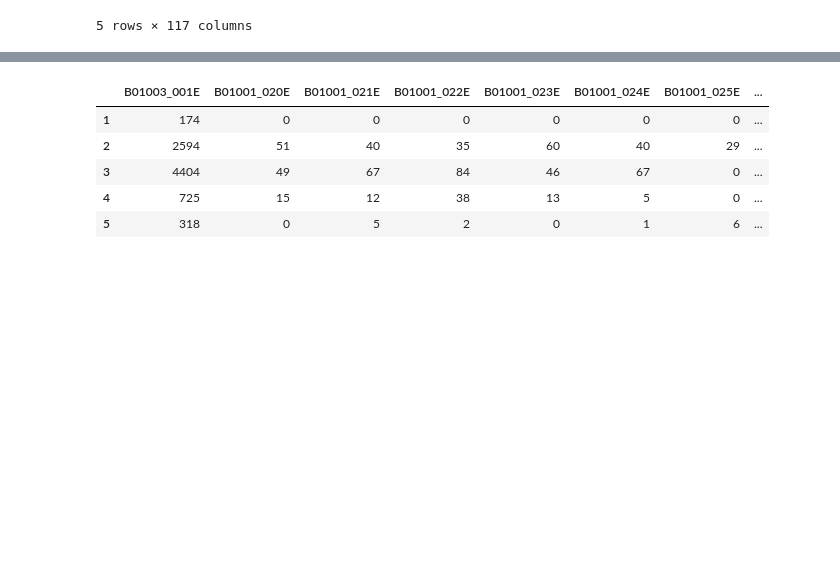
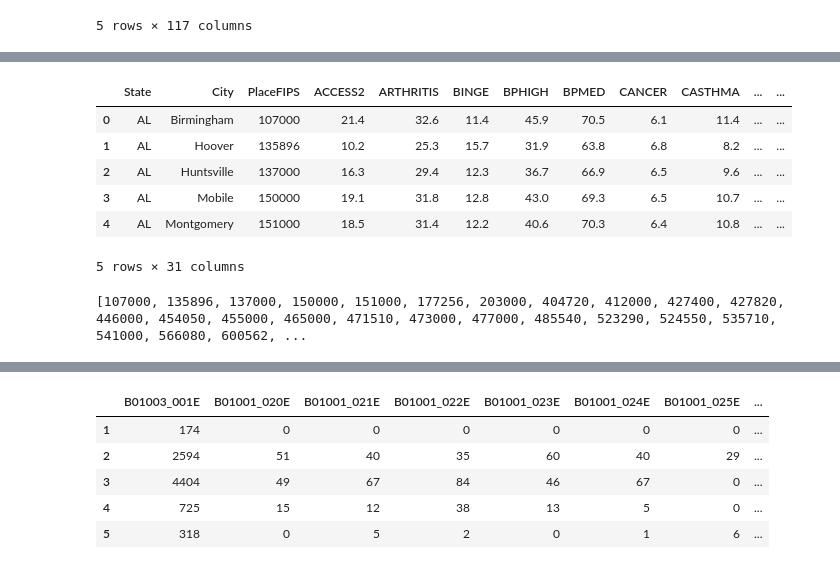
Before and after one commit to ovbondarenko/etl-project, a Jupyter notebook: main.ipynb, the cells around one changed output, grey strips where cells are left out. Saved outputs shown, nothing was run; the diff lists cells and outputs as text; code cells hidden in the pictures; blank space fills up the shorter version.

```diff
--- a/main.ipynb
+++ b/main.ipynb
@@ -17,9 +17,9 @@ import csv
 
 **Data collection and preparation credit:** David Chen
 # %%
-csv_file = "500_Cities_CDC.csv"
-old_cityhealth_data_df = pd.read_csv(csv_file)
-old_cityhealth_data_df.head()
+cdc_file = "data/500_Cities_CDC.csv"
+cdc_data_df = pd.read_csv(cdc_file)
+cdc_data_df.head()
 # %% [output]
 |  | StateAbbr | PlaceName | PlaceFIPS | Population2010 | ACCESS2_CrudePrev | ACCESS2_Crude95CI | ... |
 | 0 | AL | Birmingham | 107000 | 212237 | 22.6 | (22.1, 23.0) | ... |
@@ -40,0 +234,47 @@ city_health_data_df.head()
+# %%
+new_cdc_data_df_1 = new_cdc_data_df.rename(columns={"StateAbbr": "State",
+"PlaceName": "City",
+"PlaceFIPS": "PlaceFIPS",
+"ACCESS2_AdjPrev": "ACCESS2",
+"ARTHRITIS_AdjPrev" :"ARTHRITIS",
+"BINGE_AdjPrev" :"BINGE",
+"BPHIGH_AdjPrev" :"BPHIGH",
+"BPMED_AdjPrev" :"BPMED",
+"CANCER_AdjPrev" :"CANCER",
+"CASTHMA_AdjPrev" :"CASTHMA",
+"CHD_AdjPrev" :"CHD",
+"CHECKUP_AdjPrev" :"CHECKUP",
+"CHOLSCREEN_AdjPrev" :"CHOLSCREEN",
+"COLON_SCREEN_AdjPrev" :"COLON_SCREEN",
+"COPD_AdjPrev" :"COPD",
+"COREM_AdjPrev" :"COREM",
+"COREW_AdjPrev" :"COREW",
+"CSMOKING_AdjPrev" :"CSMOKING",
+"DENTAL_AdjPrev" :"DENTAL",
+"DIABETES_AdjPrev" :"DIABETES",
+"HIGHCHOL_AdjPrev" :"HIGHCHOL",
+"KIDNEY_AdjPrev" :"KIDNEY",
+"LPA_AdjPrev" :"LPA",
+"MAMMOUSE_AdjPrev" :"MAMMOUSE",
+"MHLTH_AdjPrev" :"MHLTH",
+"OBESITY_AdjPrev" :"OBESITY",
+"PAPTEST_AdjPrev" :"PAPTEST",
+"PHLTH_AdjPrev" :"PHLTH",
+"SLEEP_AdjPrev" :"SLEEP",
+"STROKE_AdjPrev" :"STROKE",
+"TEETHLOST_AdjPrev" :"TEETHLOST"
+})
+new_cdc_data_df_1.head()
+# %% [output]
+|  | State | City | PlaceFIPS | ACCESS2 | ARTHRITIS | BINGE | BPHIGH | BPMED | CANCER | CASTHMA | ... | ... |
+| 0 | AL | Birmingham | 107000 | 21.4 | 32.6 | 11.4 | 45.9 | 70.5 | 6.1 | 11.4 | ... | ... |
+| 1 | AL | Hoover | 135896 | 10.2 | 25.3 | 15.7 | 31.9 | 63.8 | 6.8 | 8.2 | ... | ... |
+| 2 | AL | Huntsville | 137000 | 16.3 | 29.4 | 12.3 | 36.7 | 66.9 | 6.5 | 9.6 | ... | ... |
+| 3 | AL | Mobile | 150000 | 19.1 | 31.8 | 12.8 | 43.0 | 69.3 | 6.5 | 10.7 | ... | ... |
+| 4 | AL | Montgomery | 151000 | 18.5 | 31.4 | 12.2 | 40.6 | 70.3 | 6.4 | 10.8 | ... | ... |
+5 rows × 31 columns
+# %%
+place_fips = new_cdc_data_df_1["PlaceFIPS"].tolist()
+print (place_fips)
+# %% [output]
+[107000, 135896, 137000, 150000, 151000, 177256, 203000, 404720, 412000, 427400, 427820, 446000, 454050, 455000, 465000, 471510, 473000, 477000, 485540, 523290, 524550, 535710, 541000, 566080, 600562, ...
```
Also changed, not shown: parts of 12 cells of this notebook, 6 other files.
